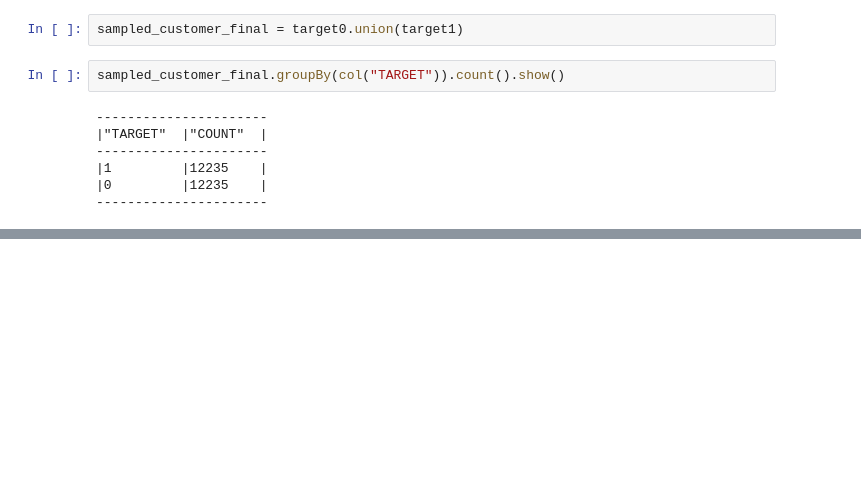
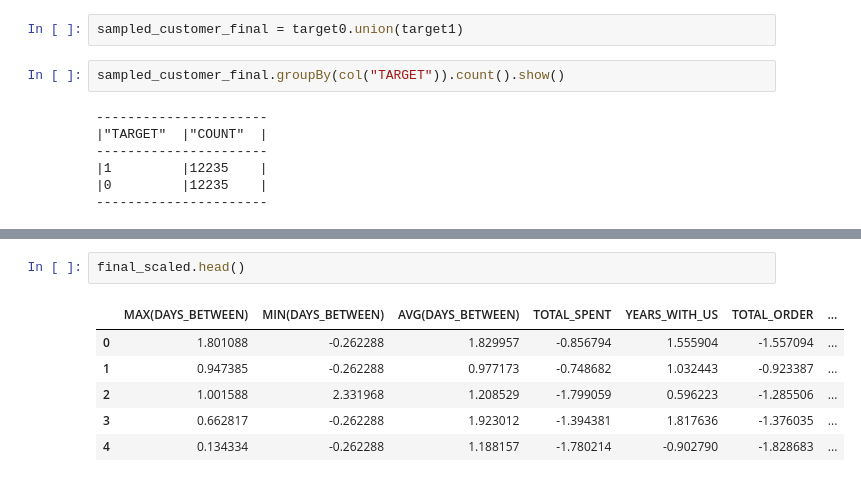
Before and after one commit to cshiwei330/ICP-ASG3-Insightify, a Jupyter notebook: Churn Prediction Model.ipynb, the cells around one changed output, grey strips where cells are left out. Saved outputs shown, nothing was run; the diff lists cells and outputs as text; blank space fills up the shorter version.

```diff
--- a/Churn Prediction Model.ipynb
+++ b/Churn Prediction Model.ipynb
@@ -814,0 +867,9 @@ sampled_customer_final
+# %%
+final_scaled.head()
+# %% [output]
+|  | MAX(DAYS_BETWEEN) | MIN(DAYS_BETWEEN) | AVG(DAYS_BETWEEN) | TOTAL_SPENT | YEARS_WITH_US | TOTAL_ORDER | ... |
+| 0 | 1.801088 | -0.262288 | 1.829957 | -0.856794 | 1.555904 | -1.557094 | ... |
+| 1 | 0.947385 | -0.262288 | 0.977173 | -0.748682 | 1.032443 | -0.923387 | ... |
+| 2 | 1.001588 | 2.331968 | 1.208529 | -1.799059 | 0.596223 | -1.285506 | ... |
+| 3 | 0.662817 | -0.262288 | 1.923012 | -1.394381 | 1.817636 | -1.376035 | ... |
+| 4 | 0.134334 | -0.262288 | 1.188157 | -1.780214 | -0.902790 | -1.828683 | ... |
```
Also changed, not shown: parts of 22 cells of this notebook.
